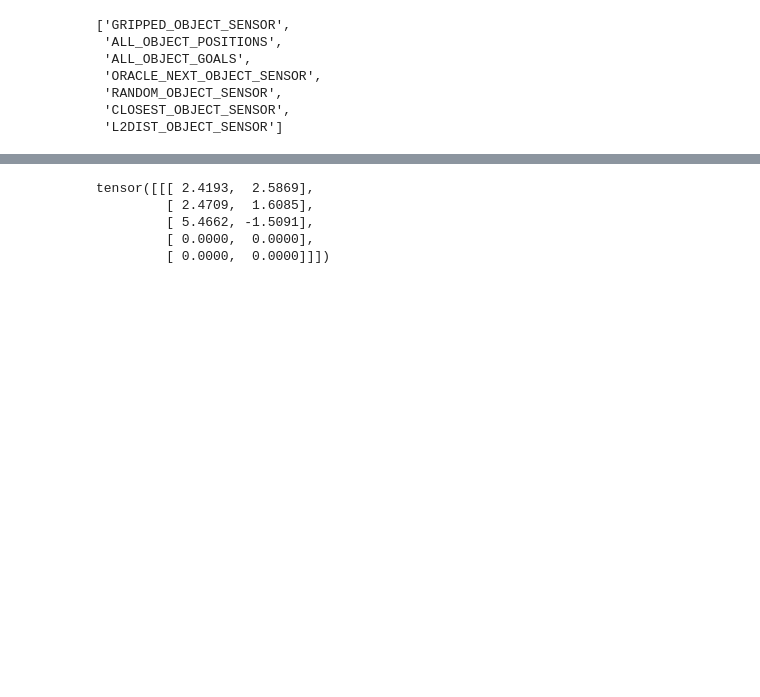
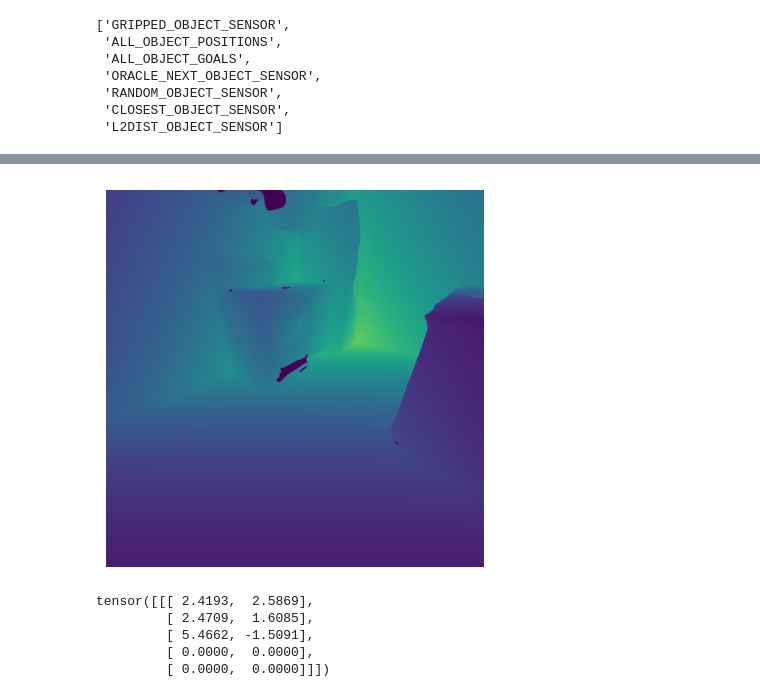
Before and after one commit to dexter1691/habitat-api, a Jupyter notebook: notebooks/test_rl_env.ipynb, the cells around one changed output, grey strips where cells are left out. Cells and saved outputs as stored; diff of their text form; code cells hidden in the pictures; blank space fills up the shorter version.

```diff
--- a/notebooks/test_rl_env.ipynb
+++ b/notebooks/test_rl_env.ipynb
@@ -114,3 +121,12 @@ plt.imshow(obs['rgb'])
+# %%
+obs = env.step(action={'action': 2})
+# %%
+plt.figure(figsize=(5,5), dpi=100)
+plt.axis('off')
+plt.imshow(obs[0]['depth'].reshape(1024, 1024))
+plt.savefig('teaser_depth.png')
+# %% [output]
+[figure, added]
 # %%
 import torch
 import torch.nn as nn
```
Also changed, not shown: parts of 4 cells of this notebook, 32 other files.
